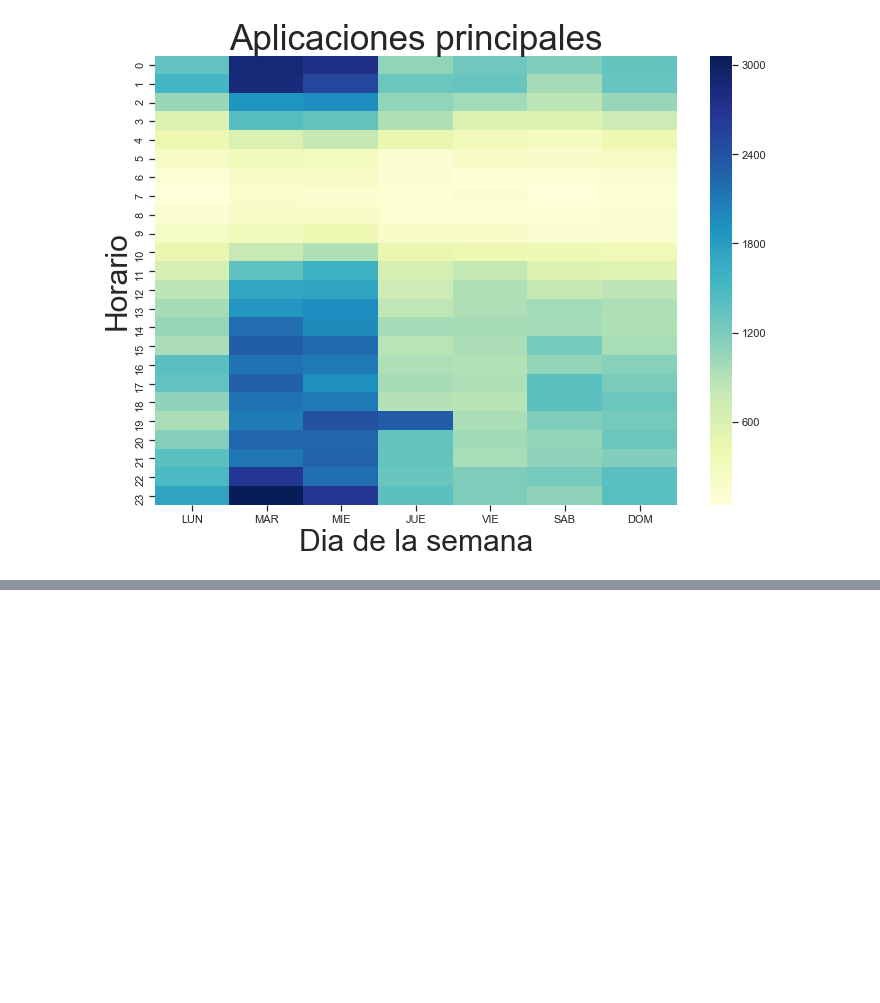
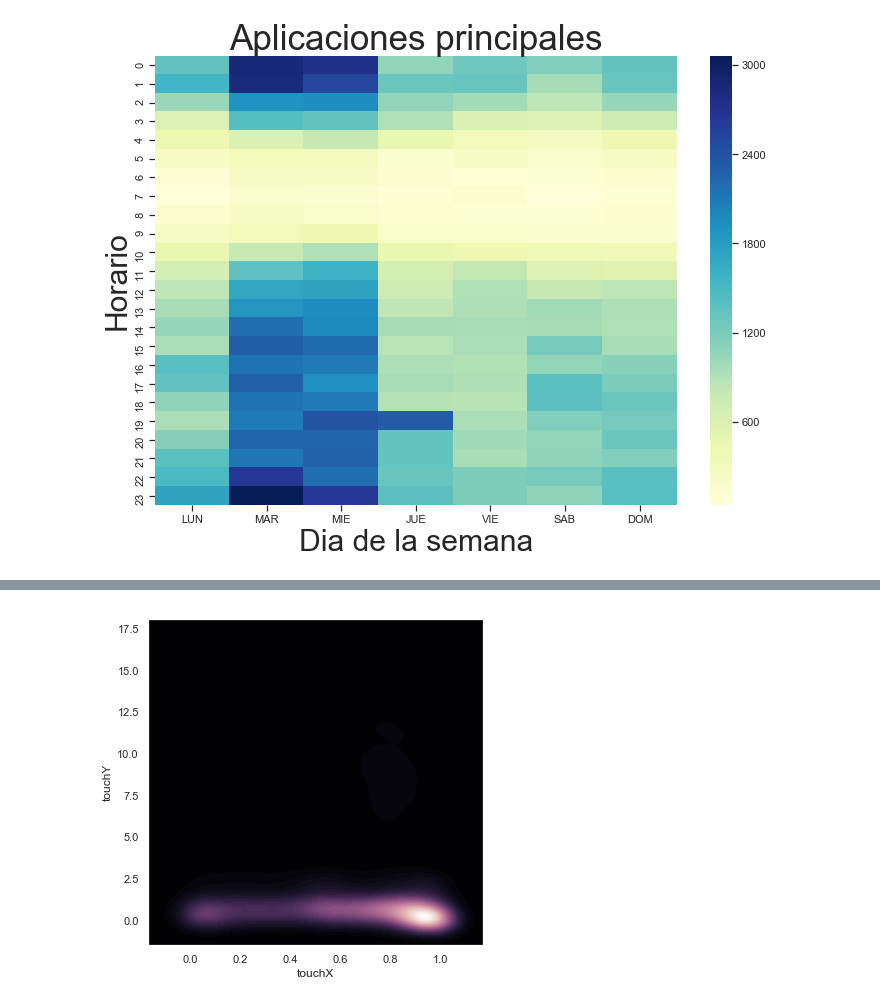
Before and after one commit to asilvestri2020/7506_1C2019, a Jupyter notebook: TP1/TP1_Pruebas_Andres.ipynb, the cells around one changed output, grey strips where cells are left out. Saved outputs shown, nothing was run; the diff lists cells and outputs as text; code cells hidden in the pictures; blank space fills up the shorter version.

Commit message:
Clicks
...

```diff
--- a/TP1/TP1_Pruebas_Andres.ipynb
+++ b/TP1/TP1_Pruebas_Andres.ipynb
@@ -630,27 +619,0 @@ df_top_freq
-# %%
-sns.set(style="white", palette="muted", color_codes=True)
-rs = np.random.RandomState(10)
-
-# Set up the matplotlib figure
-f, axes = plt.subplots(2, 2, figsize=(7, 7), sharex=True)
-sns.despine(left=True)
-
-# Generate a random univariate dataset
-d = rs.normal(size=100)
-
-
-# Plot a simple histogram with binsize determined automatically
-sns.distplot(d, kde=False, color="b", ax=axes[0, 0])
-
-
-# Plot a kernel density estimate and rug plot
-sns.distplot(d, hist=False, rug=True, color="r", ax=axes[0, 1])
-
-# Plot a filled kernel density estimate
-sns.distplot(d, hist=False, color="g", kde_kws={"shade": True}, ax=axes[1, 0])
-
-# Plot a historgram and kernel density estimate
-sns.distplot(d, color="m", ax=axes[1, 1])
-
-plt.setp(axes, yticks=[])
-plt.tight_layout()
@@ -681,0 +640,16 @@ array([ 1.3315865 ,  0.71527897, -1.54540029, -0.00838385,  0.62133597,
+# %%
+clicks['source_id'].value_counts()
+
+
+source_relevantes = list([0,1,6,5,2])
+clicks_top = clicks[clicks['source_id'].isin(source_relevantes)]
+clicks_top['source_id'].value_counts()
+clicks_top = clicks_top[clicks_top['touchX'].notnull()]
+clicks_top = clicks_top[clicks_top['touchY'].notnull()]
+clicks_top.info()
+# %%
+f, ax = plt.subplots(figsize=(6, 6))
+cmap = sns.cubehelix_palette(as_cmap=True, dark=0, light=1, reverse=True)
+sns.kdeplot(clicks_top.touchX, clicks_top.touchY, cmap=cmap, n_levels=60, shade=True);
+# %% [output]
+[figure, added]
```
Also changed, not shown: parts of 8 cells of this notebook.
